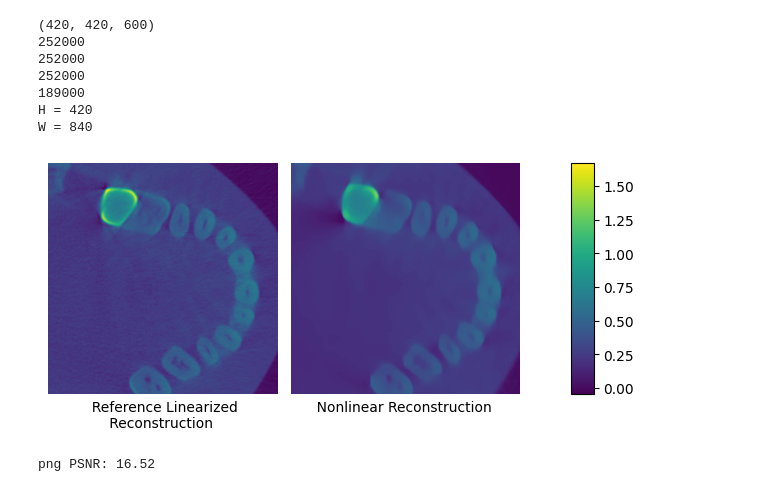
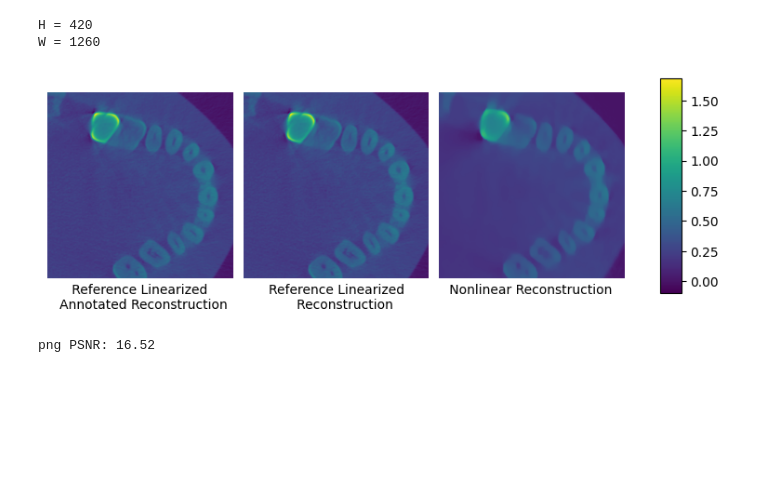
Before and after one commit to modestyachts/multi-energy-ct, a Jupyter notebook: gen_figs.ipynb, the cells around one changed output. Cells and saved outputs as stored; diff of their text form; code cells hidden in the pictures; blank space fills up the shorter version.

```diff
--- a/gen_figs.ipynb
+++ b/gen_figs.ipynb
@@ -14,7 +14,7 @@ def separate_horizontally(img, linewidth=1):
     H, W = img.shape
     print(f'H = {H}')
     print(f'W = {W}')
-    assert H * 2 == W
+    assert H * 3 == W
     newimg = np.ones((H, W + linewidth*2)) * np.nan
     newimg[:,:H] = img[:,:H]
     newimg[:,H+linewidth:2*H+linewidth] = img[:,H:2*H]
@@ -35,7 +35,7 @@ def resizing(image, factor):
 def make_figure(offset):
     # Load the paths for the volumes and load them
     tiff_path = f'./jax_logs/spikeTiffTesting_radius7.5_res900_tv0.0003_lr0.002_nonneg_views720/epoch_0/sigma_grid.npy' # tiff Spike
-    png_path = f'./jax_logs/PNGspikeTiff_radius7.5_res900_tv0.0003_lr0.002_nonneg_views720/epoch_0/sigma_grid.npy'      # png Spike
+    png_path = f'./jax_logs/PNGspikeTest_radius7.5_res900_tv0.0003_lr0.002_nonneg_views720/epoch_0/sigma_grid.npy'      # png Spike
     tiff_grid = np.load(tiff_path)
     png_grid = np.load(png_path)
 
@@ -71,55 +71,47 @@ def make_figure(offset):
     y_stop = 570
 
     gt_grid     = gt_grid[x_start-5:x_stop-5, y_start-80:y_stop-80]
     png_grid   = png_grid[x_start:x_stop,       y_start:y_stop]
     tiff_grid = tiff_grid[x_start:x_stop,       y_start:y_stop]
 
-    print(gt_grid.shape)
-    print(gt_grid[0].size)
-    print(gt_grid[1].size)
-    print(gt_grid[2].size)
-    print(round(gt_grid[0].size*0.75))
+    # print(gt_grid.shape)
+    # print(gt_grid[0].size)
+    # print(gt_grid[1].size)
+    # print(gt_grid[2].size)
+    # print(round(gt_grid[0].size*0.75))
 
-
-
-    # gt_grid = Image.resize(gt_grid, (round(gt_grid.size[0]*0.5), round(gt_grid[1].size*0.5), round(gt_grid[2].size*0.5)) )
-
-    # from scipy.ndimage import zoom
-    # zoomed_gt_grid = zoom(gt_grid, (1, 1, 0.7))
-    # zoomed_gt_grid = np.array(zoomed_gt_grid)
-    # plt.imshow(zoomed_gt_grid)
+    gt_slice_offset = 26
 
     # zslice = np.concatenate([gt_grid[:,:,slice+26], png_grid[:,:,slice], tiff_grid[:,:,slice]], axis=1)
     # zslice = np.concatenate(  [gt_grid[:,:,slice+26], png_grid[:,:,slice], zoomed_gt_grid[:,:,slice-100]], axis=1)
-    zslice = np.concatenate([gt_grid[:,:,slice+27], resizing(png_grid[:,:,slice], 1.05)], axis=1)
+    zslice = np.concatenate([gt_grid[:,:,slice+gt_slice_offset], gt_grid[:,:,slice+gt_slice_offset], resizing(png_grid[:,:,slice], 1.05)], axis=1)
 
     allslices = separate_horizontally(zslice, linewidth=20)
     plt.figure(figsize=(10,3))
     plt.imshow(allslices, cmap='viridis')
     plt.xticks([])
     plt.yticks([])
     plt.colorbar(aspect=10)
-    plt.xlabel(f'          Reference Linearized                  Nonlinear Reconstruction \n              Reconstruction', loc = "left")
+    plt.xlabel(f'      Reference Linearized               Reference Linearized           Nonlinear Reconstruction \n   Annotated Reconstruction                 Reconstruction', loc = "left")
     plt.box(False)
     plt.show()
     print(f'png PSNR: {png_psnr:.2f}')
-make_figure(80)
+# make_figure(80)
 # make_figure(-80)
 # make_figure(-60)
 # make_figure(-40)
 # make_figure(-20)
 # make_figure(0)
 # make_figure(20)
 # make_figure(40)
 # make_figure(60)
-# make_figure(80)
+# make_figure(75)
+# make_figure(78)
+make_figure(80)
+# make_figure(83)
+# make_figure(85)
 # %% [output]
-(420, 420, 600)
-252000
-252000
-252000
-189000
 H = 420
-W = 840
+W = 1260
-[figure, old version]
+[figure, new version]
 png PSNR: 16.52
```
